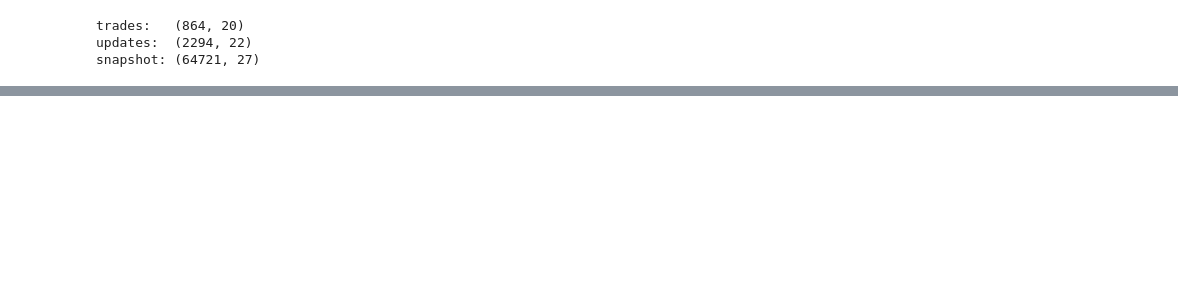
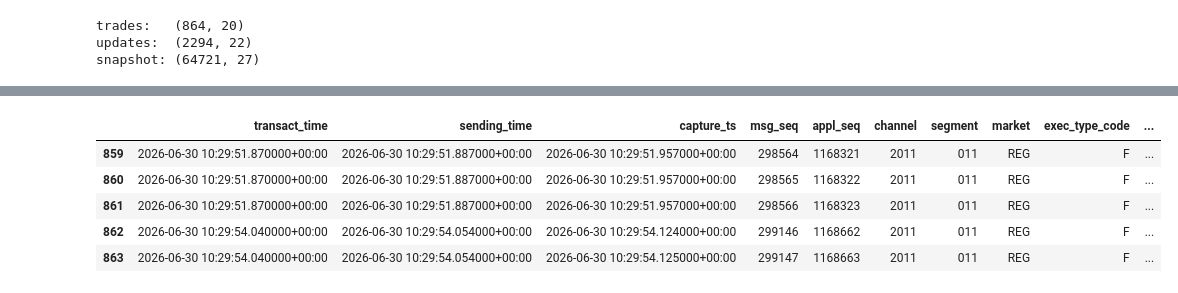
Before and after one commit to shazzzak/HFT_Pk_Codex, a Jupyter notebook: Backtest.ipynb, the cells around one changed output, grey strips where cells are left out. Cells and saved outputs as stored; diff of their text form; code cells hidden in the pictures; blank space fills up the shorter version.

```diff
--- a/Backtest.ipynb
+++ b/Backtest.ipynb
@@ -51,0 +288,9 @@ df_snapshot.to_csv(os.path.join(BASE, f"Ob_snapshot_{SYMBOL}.csv"))
+# %%
+df_trades.tail()
+# %% [output]
+|  | transact_time | sending_time | capture_ts | msg_seq | appl_seq | channel | segment | market | exec_type_code | ... |
+| 859 | 2026-06-30 10:29:51.870000+00:00 | 2026-06-30 10:29:51.887000+00:00 | 2026-06-30 10:29:51.957000+00:00 | 298564 | 1168321 | 2011 | 011 | REG | F | ... |
+| 860 | 2026-06-30 10:29:51.870000+00:00 | 2026-06-30 10:29:51.887000+00:00 | 2026-06-30 10:29:51.957000+00:00 | 298565 | 1168322 | 2011 | 011 | REG | F | ... |
+| 861 | 2026-06-30 10:29:51.870000+00:00 | 2026-06-30 10:29:51.887000+00:00 | 2026-06-30 10:29:51.957000+00:00 | 298566 | 1168323 | 2011 | 011 | REG | F | ... |
+| 862 | 2026-06-30 10:29:54.040000+00:00 | 2026-06-30 10:29:54.054000+00:00 | 2026-06-30 10:29:54.124000+00:00 | 299146 | 1168662 | 2011 | 011 | REG | F | ... |
+| 863 | 2026-06-30 10:29:54.040000+00:00 | 2026-06-30 10:29:54.054000+00:00 | 2026-06-30 10:29:54.125000+00:00 | 299147 | 1168663 | 2011 | 011 | REG | F | ... |
```
Also changed, not shown: parts of 4 cells of this notebook.
